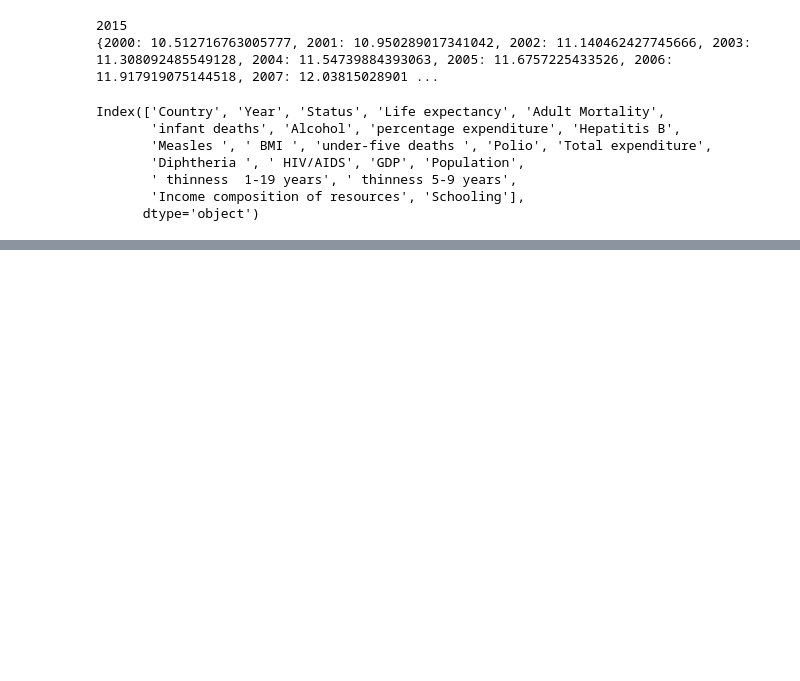
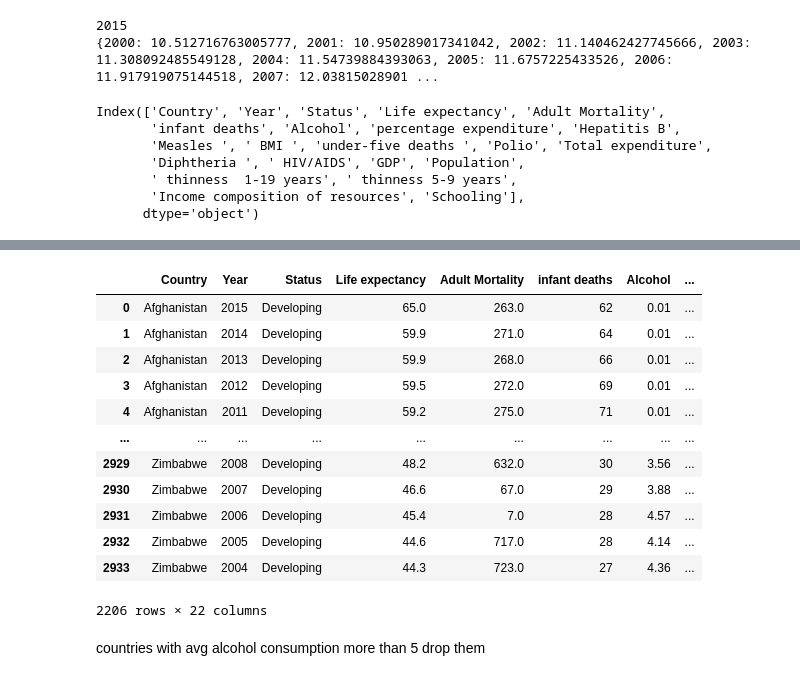
Before and after one commit to basavbamrah/training-sem-7, a Jupyter notebook: basics_4_pd.ipynb, the cells around one changed output, grey strips where cells are left out. Cells and saved outputs as stored; diff of their text form; code cells hidden in the pictures; blank space fills up the shorter version.

```diff
--- a/basics_4_pd.ipynb
+++ b/basics_4_pd.ipynb
@@ -1110,0 +1165,2 @@ Developing
+# %%
+df=df_original
@@ -1110,0 +1176,20 @@ Developing
+# %%
+df=df.drop(index=ind)
+# %%
+df
+# %% [output]
+|  | Country | Year | Status | Life expectancy | Adult Mortality | infant deaths | Alcohol | ... |
+| 0 | Afghanistan | 2015 | Developing | 65.0 | 263.0 | 62 | 0.01 | ... |
+| 1 | Afghanistan | 2014 | Developing | 59.9 | 271.0 | 64 | 0.01 | ... |
+| 2 | Afghanistan | 2013 | Developing | 59.9 | 268.0 | 66 | 0.01 | ... |
+| 3 | Afghanistan | 2012 | Developing | 59.5 | 272.0 | 69 | 0.01 | ... |
+| 4 | Afghanistan | 2011 | Developing | 59.2 | 275.0 | 71 | 0.01 | ... |
+| ... | ... | ... | ... | ... | ... | ... | ... | ... |
+| 2929 | Zimbabwe | 2008 | Developing | 48.2 | 632.0 | 30 | 3.56 | ... |
+| 2930 | Zimbabwe | 2007 | Developing | 46.6 | 67.0 | 29 | 3.88 | ... |
+| 2931 | Zimbabwe | 2006 | Developing | 45.4 | 7.0 | 28 | 4.57 | ... |
+| 2932 | Zimbabwe | 2005 | Developing | 44.6 | 717.0 | 28 | 4.14 | ... |
+| 2933 | Zimbabwe | 2004 | Developing | 44.3 | 723.0 | 27 | 4.36 | ... |
+2206 rows × 22 columns
+# %% [markdown]
+countries  with  avg alcohol consumption more than 5 drop them
```
Also changed, not shown: parts of 18 cells of this notebook.
